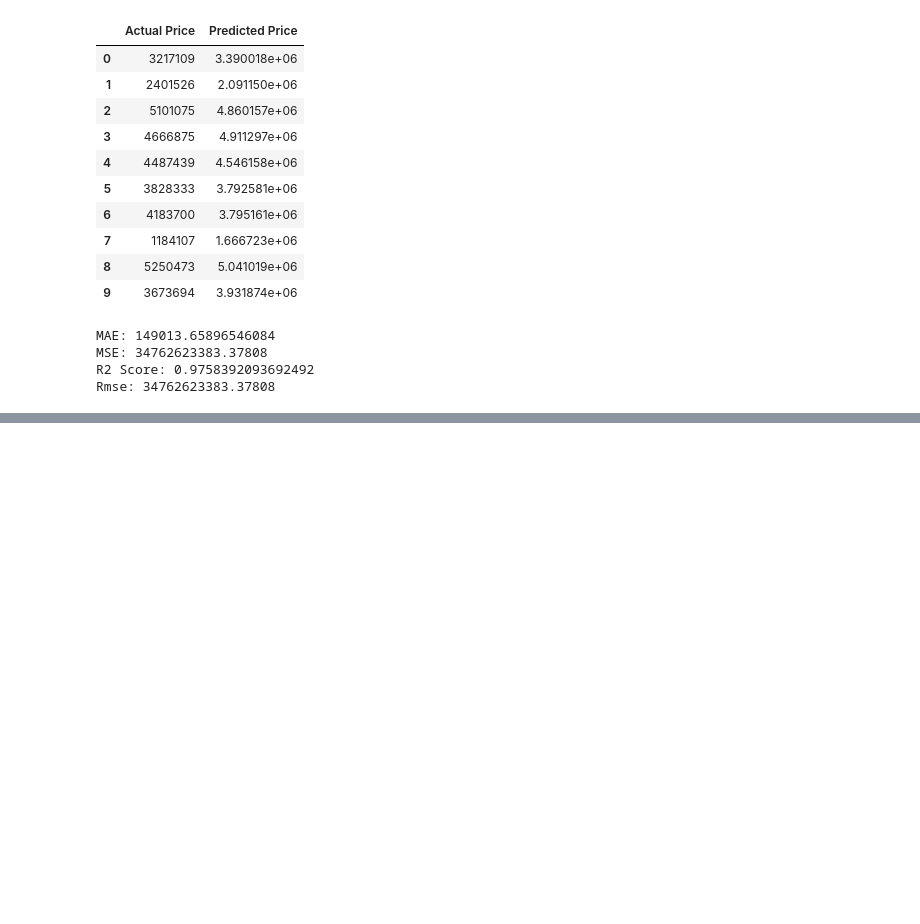
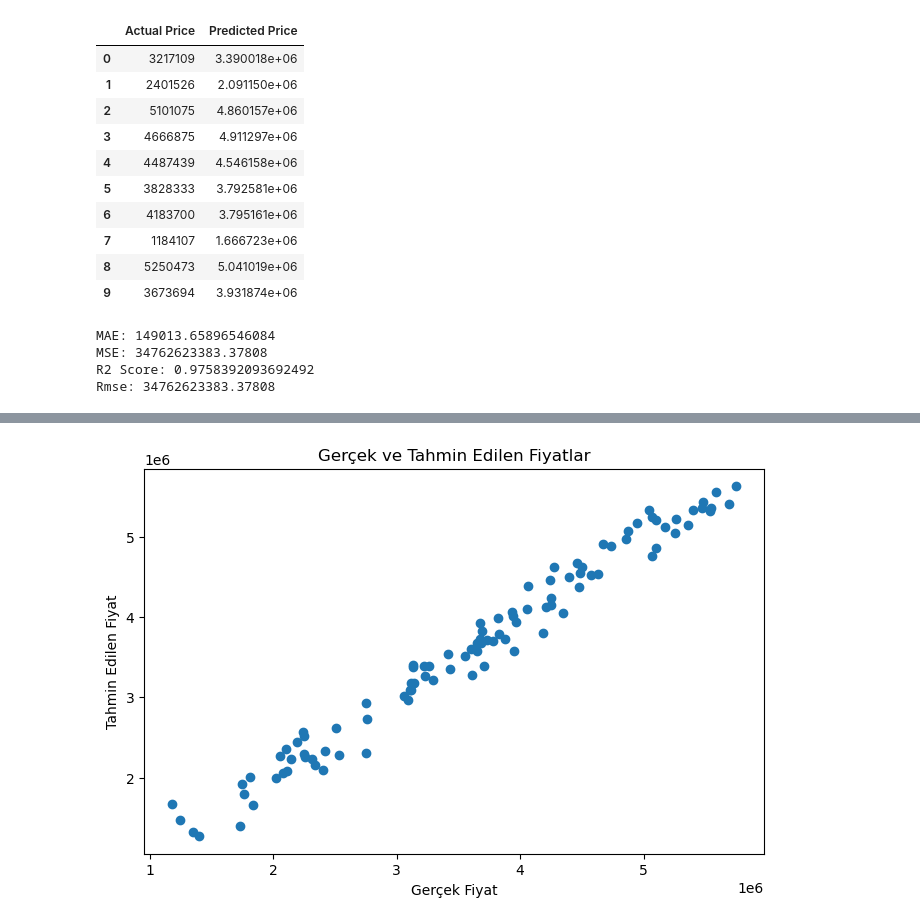
Before and after one commit to FurkanTsdmr/DataScience, a Jupyter notebook: ML/DataScienceHandProject/dataScienceHandBook.ipynb, the cells around one changed output, grey strips where cells are left out. Saved outputs shown, nothing was run; the diff lists cells and outputs as text; code cells hidden in the pictures; blank space fills up the shorter version.

```diff
--- a/ML/DataScienceHandProject/dataScienceHandBook.ipynb
+++ b/ML/DataScienceHandProject/dataScienceHandBook.ipynb
@@ -288,0 +326,13 @@ Rmse: 34762623383.37808
+# %%
+plt.figure(figsize=(8, 5))
+
+plt.scatter(y_test, y_pred)
+
+plt.xlabel("Gerçek Fiyat")
+plt.ylabel("Tahmin Edilen Fiyat")
+
+plt.title("Gerçek ve Tahmin Edilen Fiyatlar")
+
+plt.show()
+# %% [output]
+[figure, added]
```
Also changed, not shown: parts of 46 cells of this notebook.
